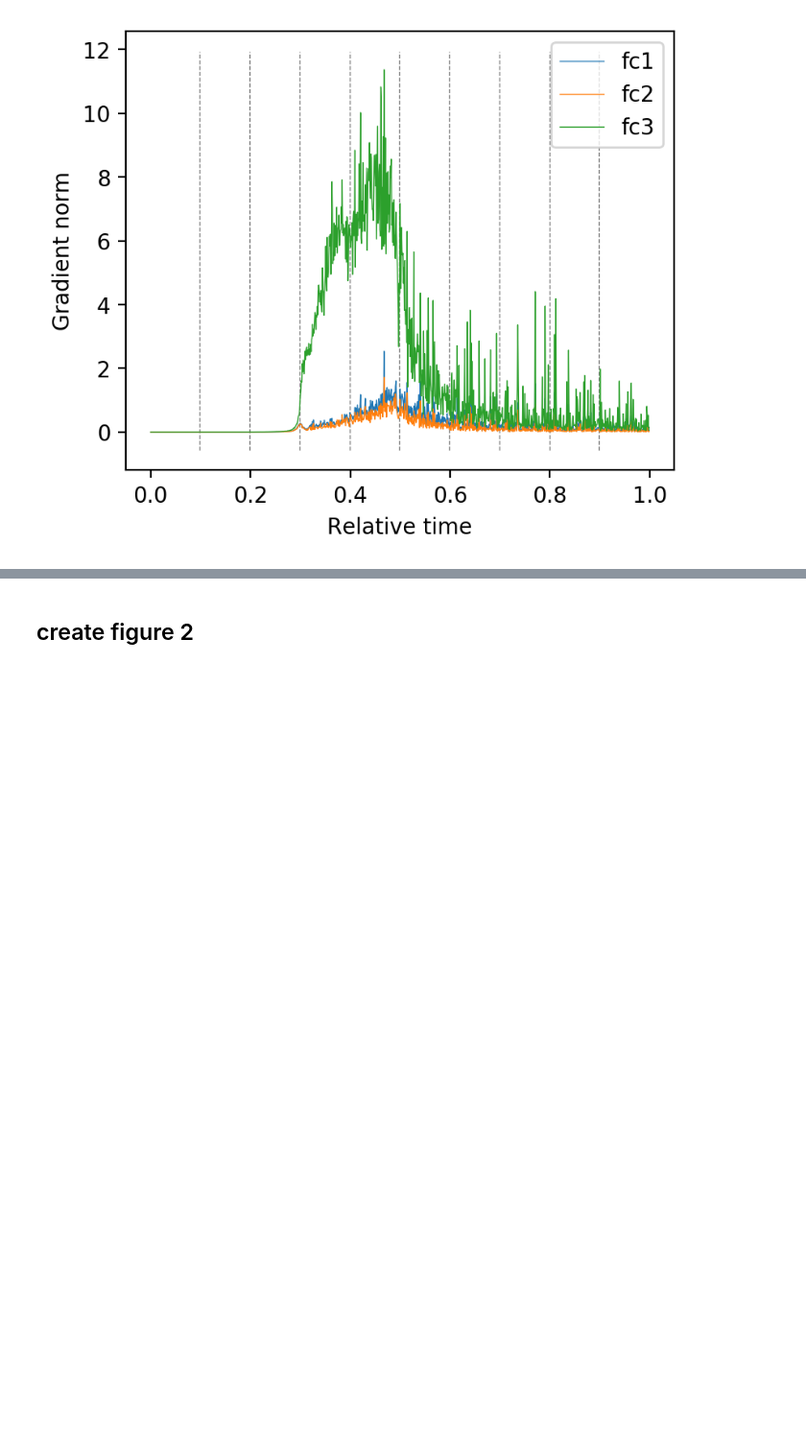
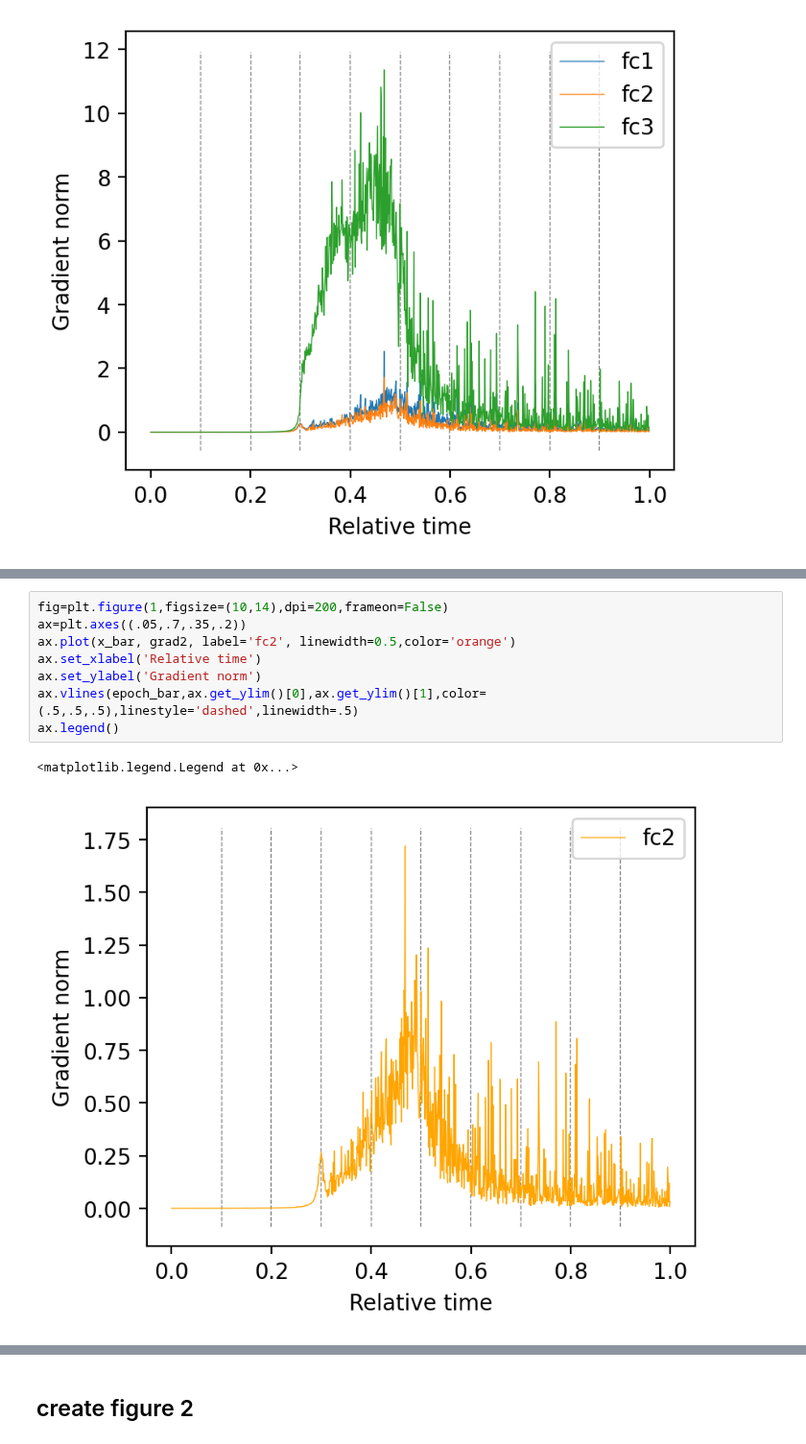
Before and after one commit to eghbalhosseini/neural_manifolds, a Jupyter notebook: create_figure_2_ICML.ipynb, the cells around one changed output, grey strips where cells are left out. Shown at 96% size. Drawn from its saved outputs; the diff is of its cells as text; blank space fills up the shorter version.

```diff
--- a/create_figure_2_ICML.ipynb
+++ b/create_figure_2_ICML.ipynb
@@ -176,0 +186,11 @@ ax.legend()
+# %%
+fig=plt.figure(1,figsize=(10,14),dpi=200,frameon=False)
+ax=plt.axes((.05,.7,.35,.2))
+ax.plot(x_bar, grad2, label='fc2', linewidth=0.5,color='orange')
+ax.set_xlabel('Relative time')
+ax.set_ylabel('Gradient norm')
+ax.vlines(epoch_bar,ax.get_ylim()[0],ax.get_ylim()[1],color=(.5,.5,.5),linestyle='dashed',linewidth=.5)
+ax.legend()
+# %% [output]
+<matplotlib.legend.Legend at 0x...>
+[figure, added]
```
Also changed, not shown: parts of 7 cells of this notebook.
